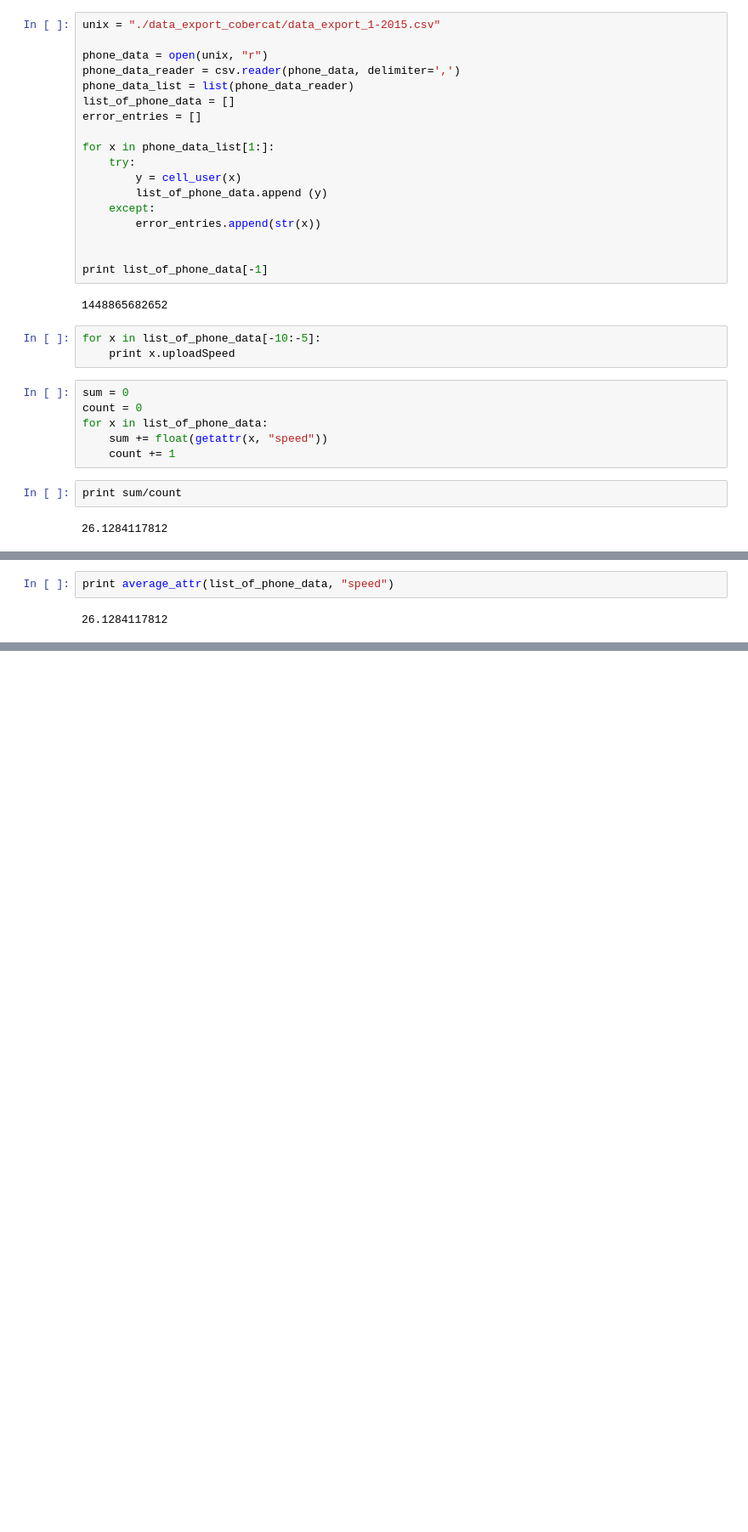
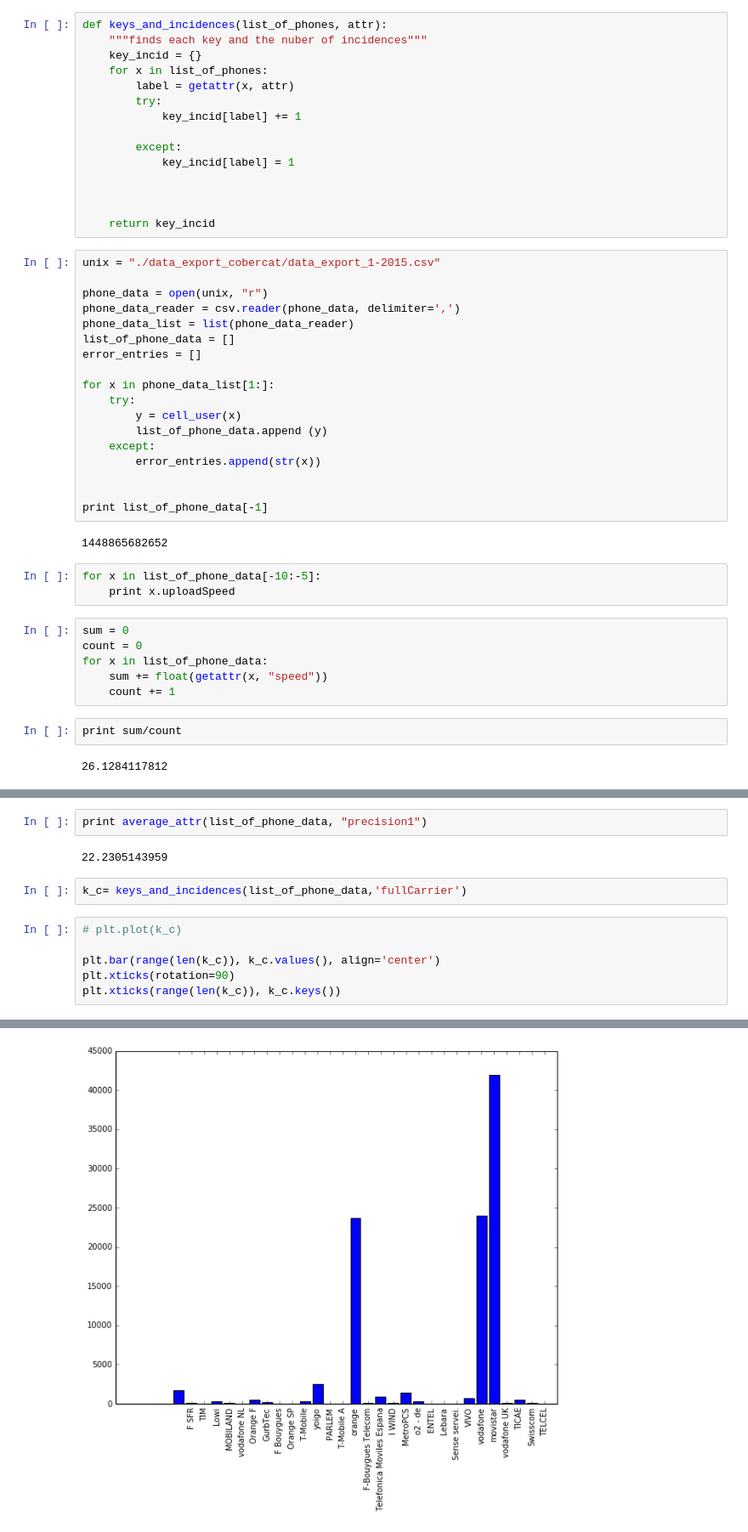
Before and after one commit to RichardoC/ACCD, a Jupyter notebook: Richard's analysis code.ipynb, the cells around one changed output, grey strips where cells are left out. Shown at 85% size. Cells and saved outputs as stored; diff of their text form; blank space fills up the shorter version.

Commit message:
Can keys_and_incidences to find incidences and networks

```diff
--- a/Richard's analysis code.ipynb
+++ b/Richard's analysis code.ipynb
@@ -78,6 +78,21 @@ def average_attr(list_of_phones, attr):
     average = total/float(n)
 
     return average
+# %%
+def keys_and_incidences(list_of_phones, attr):
+    """finds each key and the nuber of incidences"""
+    key_incid = {}
+    for x in list_of_phones:
+        label = getattr(x, attr)
+        try:
+            key_incid[label] += 1
+
+        except:
+            key_incid[label] = 1
+
+
+
+    return key_incid
 # %%
 unix = "./data_export_cobercat/data_export_1-2015.csv"
 
@@ -114,4 +133,13 @@ print sum/count
 # %%
-print average_attr(list_of_phone_data, "speed")
+print average_attr(list_of_phone_data, "precision1")
 # %% [output]
-26.1284117812
+22.2305143959
+# %%
+k_c= keys_and_incidences(list_of_phone_data,'fullCarrier')
+# %%
+# plt.plot(k_c)
+
+plt.bar(range(len(k_c)), k_c.values(), align='center')
+plt.xticks(rotation=90)
+plt.xticks(range(len(k_c)), k_c.keys())
+# %% [output]
@@ -117,0 +163 @@ print average_attr(list_of_phone_data, "speed")
+[figure, added]
```
Also changed, not shown: parts of 5 cells of this notebook.
